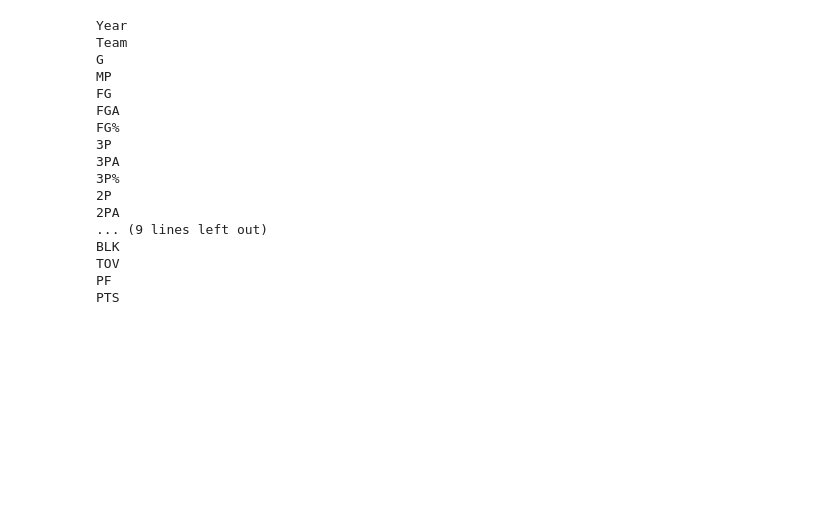
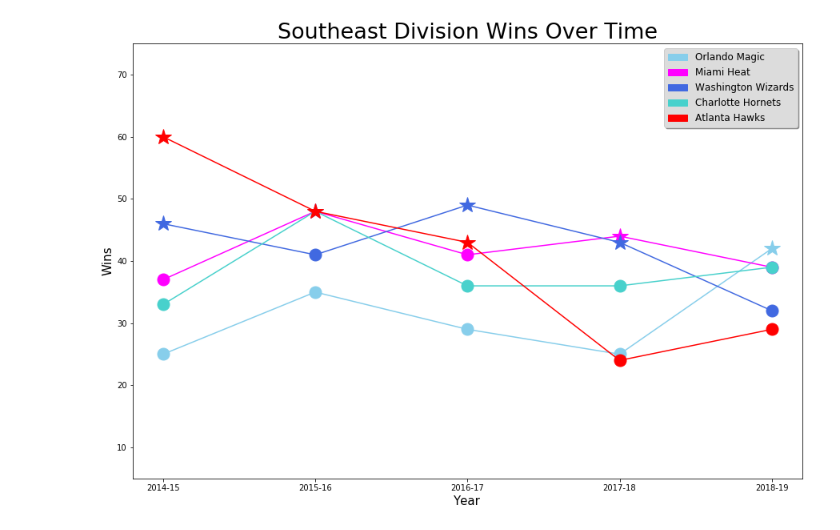
Before and after one commit to holdenbridge/CS5010-FinalProject, a Jupyter notebook: Bridge_Daga_Hu_Project.ipynb, the cells around one changed output. Saved outputs shown, nothing was run; the diff lists cells and outputs as text; code cells hidden in the pictures; blank space fills up the shorter version.

Commit message:
Wins visualization code added

```diff
--- a/Bridge_Daga_Hu_Project.ipynb
+++ b/Bridge_Daga_Hu_Project.ipynb
@@ -21,22 +20,8 @@ nba
-# %%
-# Print out column headers
-for col in nba.columns:
-    print(col)
-# %% [output]
-Year
-Team
-G
-MP
-FG
-FGA
-FG%
-3P
-3PA
-3P%
-2P
-2PA
-... (9 lines left out)
-BLK
-TOV
-PF
-PTS
+# %%
+def create_df(team):
+    noPlayoff = nba[nba['Team'] == team]
+    playoff = nba[nba['Team'] == (team + "*")]
+
+    name = noPlayoff.append(playoff)
+
+    return name
@@ -42,0 +75,16 @@ PTS
+# %%
+# Southeast Division
+
+magic = create_df("Orlando Magic")
+heat = create_df("Miami Heat")
+wizards = create_df("Washington Wizards")
+hornets = create_df("Charlotte Hornets")
+hawks = create_df("Atlanta Hawks")
+
+southeast_div = [magic, heat, wizards, hornets, hawks]
+southeast_names = ["Orlando Magic", "Miami Heat", "Washington Wizards", "Charlotte Hornets", "Atlanta Hawks", "Southeast"]
+southeast_colList = ['skyblue', 'fuchsia', 'royalblue', 'mediumturquoise', 'red']
+
+plot_divison(southeast_div, southeast_names, southeast_colList)
+# %% [output]
+[figure, added]
```
Also changed, not shown: parts of 9 cells of this notebook.
